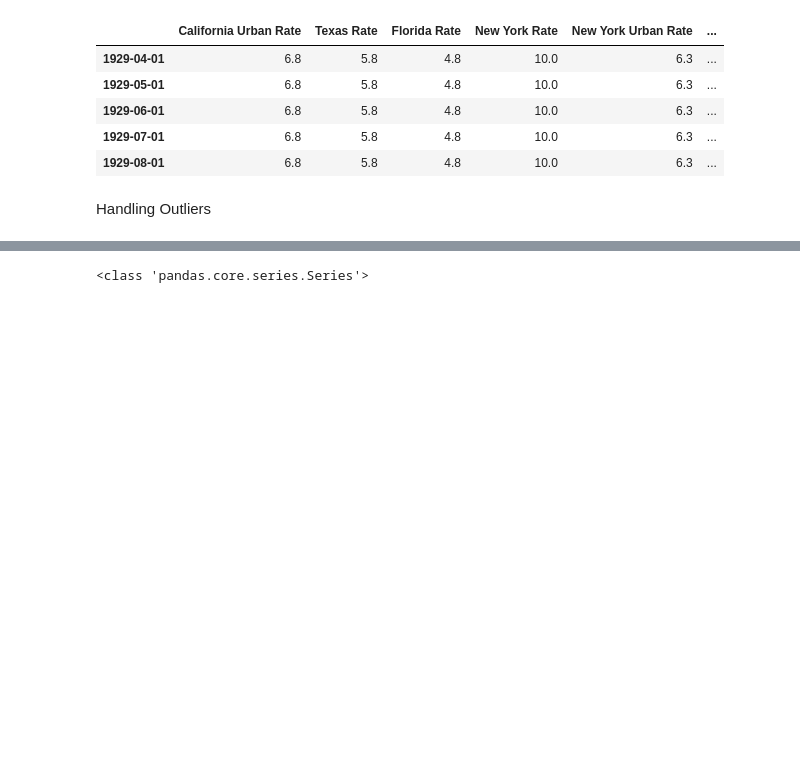
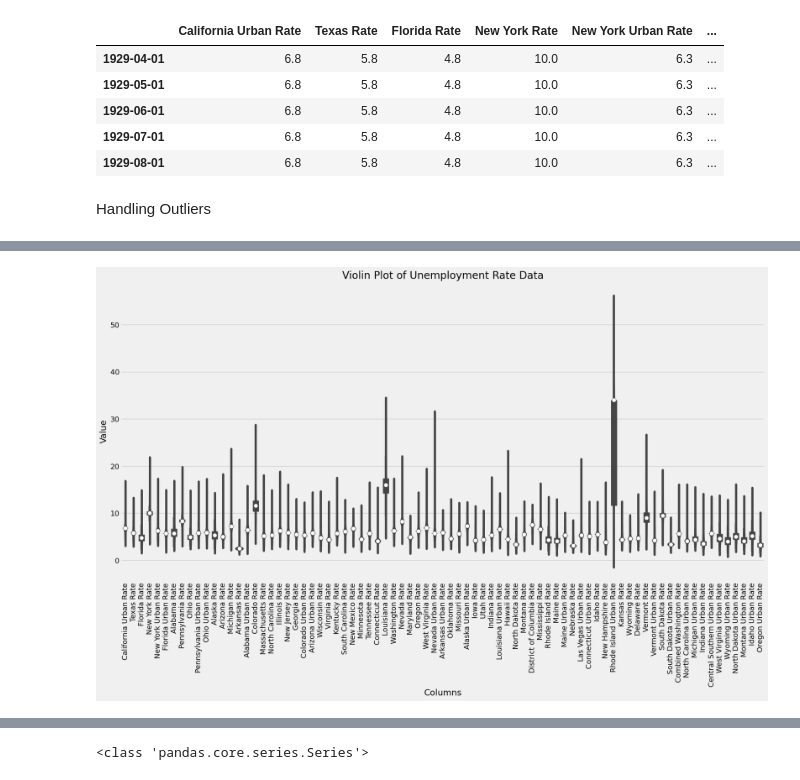
Before and after one commit to Sunday-Oladokun/FRED-Economic-Data--Webscraping-and-Analysis, a Jupyter notebook: Web Scraping Using Api Key Project.ipynb, the cells around one changed output, grey strips where cells are left out. Saved outputs shown, nothing was run; the diff lists cells and outputs as text; code cells hidden in the pictures; blank space fills up the shorter version.

```diff
--- a/Web Scraping Using Api Key Project.ipynb
+++ b/Web Scraping Using Api Key Project.ipynb
@@ -429,3 +411,25 @@ Length: 78, dtype: object
+# %%
+# Let us visualize our data to see if we have outliers
+
+# Melt the DataFrame to reshape it for seaborn
+melted_data = unemployment_rate_data[column_list].melt()
+
+# Set up the figure and axes
+plt.figure(figsize=(20, 10))
+sns.violinplot(x='variable', y='value', data=melted_data)
+
+# Rotate x-axis labels for better readability
+plt.xticks(rotation=90)
+
+# Add title and labels
+plt.title('Violin Plot of Unemployment Rate Data')
+plt.xlabel('Columns')
+plt.ylabel('Value')
+
+# Show plot
+plt.show()
+# %% [output]
+[figure, added]
 # %%
 # We have outliers in our dataset
 unemployment_rate_data.shape # Check shape before handling outliers
```
Also changed, not shown: parts of 8 cells of this notebook.
